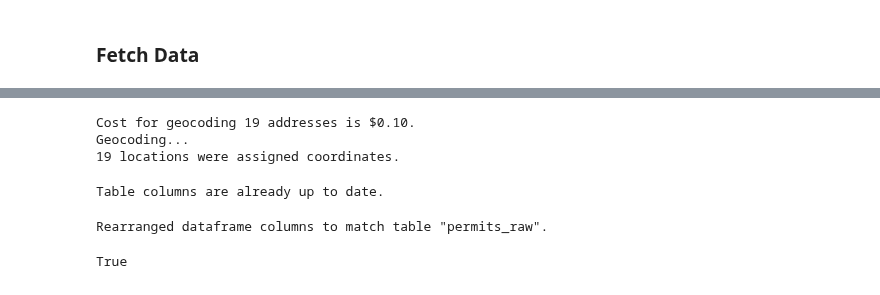
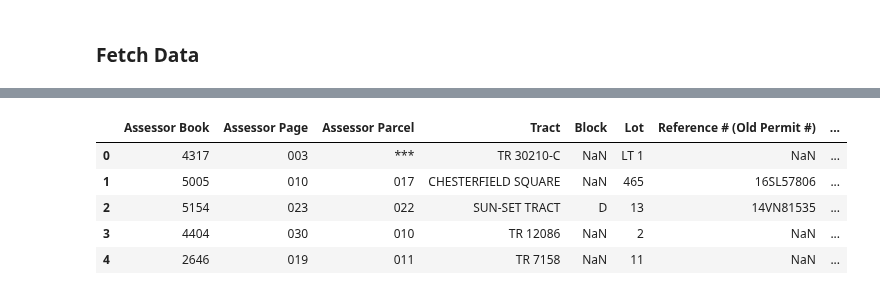
Before and after one commit to chrisammon3000/permits-data, a Jupyter notebook: notebooks/0.5-sql-package.ipynb, the cells around one changed output, grey strips where cells are left out. Cells and saved outputs as stored; diff of their text form; code cells hidden in the pictures.

Commit message:
Updated Database, Table classes and moved outside notebook

```diff
--- a/notebooks/0.5-sql-package.ipynb
+++ b/notebooks/0.5-sql-package.ipynb
@@ -486,2 +513,0 @@ params = {"columns":['assessor_book', 'latitude'], "id_col":"pcis_permit_no"}
-# %%
-permits.update_values(data, types_dict=types_dict, **params)
@@ -523,22 +514,9 @@ Error: column "assessor_book" of relation "permits_raw" already exists
-# %%
-data = permits.fetch_data(sql="SELECT * FROM permits_raw;")
-# %%
-data = create_column_full_address(data)
-# %%
-geocode_latitude_longitude(data)
-# %% [output]
-Cost for geocoding 19 addresses is $0.10.
-Geocoding...
-19 locations were assigned coordinates.
-# %%
-data = split_column_lat_long(data)
-# %%
-permits.add_columns_from_data(data)
-# %% [output]
-Table columns are already up to date.
-# %%
-# Move inside of update_values
-permits._match_column_order(data)
-# %% [output]
-Rearranged dataframe columns to match table "permits_raw".
-True
+# %%
+data.head()
+# %% [output]
+|  | Assessor Book | Assessor Page | Assessor Parcel | Tract | Block | Lot | Reference # (Old Permit #) | ... |
+| 0 | 4317 | 003 | *** | TR 30210-C | NaN | LT 1 | NaN | ... |
+| 1 | 5005 | 010 | 017 | CHESTERFIELD SQUARE | NaN | 465 | 16SL57806 | ... |
+| 2 | 5154 | 023 | 022 | SUN-SET TRACT | D | 13 | 14VN81535 | ... |
+| 3 | 4404 | 030 | 010 | TR 12086 | NaN | 2 | NaN | ... |
+| 4 | 2646 | 019 | 011 | TR 7158 | NaN | 11 | NaN | ... |
```
Also changed, not shown: parts of 11 cells of this notebook, 5 other files.
